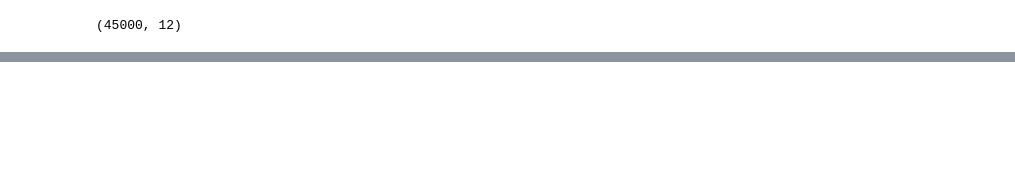
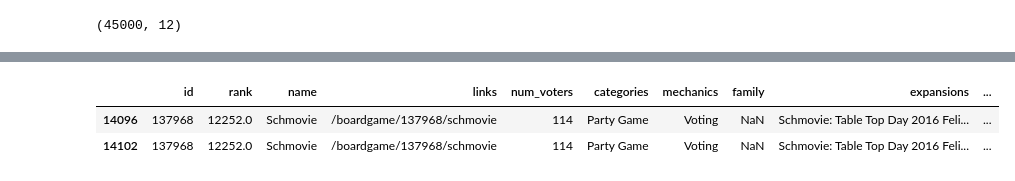
Before and after one commit to bripui/board_game_recommender, a Jupyter notebook: notebooks/data_evaluation.ipynb, the cells around one changed output, grey strips where cells are left out. Drawn from its saved outputs; the diff is of its cells as text; code cells hidden in the pictures; blank space fills up the shorter version.

```diff
--- a/notebooks/data_evaluation.ipynb
+++ b/notebooks/data_evaluation.ipynb
@@ -151,7 +151,7 @@ users
 | Æleksandr Þræð | 1 | 306752 |
 306753 rows × 2 columns
 # %%
-boardgames_ext = pd.read_csv('../data/boardgames_extend_backup.csv')
+boardgames_ext = pd.read_csv('../data/boardgames_extend.csv')
 boardgames_ext.head()
 # %% [output]
 |  | id | rank | name | links | num_voters | categories | mechanics | family | expansions | ... |
@@ -183 +191,7 @@ boardgames_ext[boardgames_ext['categories'].isna()]
+# %%
+boardgames_ext[boardgames_ext['name']=='Schmovie']
+# %% [output]
+|  | id | rank | name | links | num_voters | categories | mechanics | family | expansions | ... |
+| 14096 | 137968 | 12252.0 | Schmovie | /boardgame/137968/schmovie | 114 | Party Game | Voting | NaN | Schmovie: Table Top Day 2016 Feli... | ... |
+| 14102 | 137968 | 12252.0 | Schmovie | /boardgame/137968/schmovie | 114 | Party Game | Voting | NaN | Schmovie: Table Top Day 2016 Feli... | ... |
 # %%
```
Also changed, not shown: parts of 8 cells of this notebook, 8 other files.
